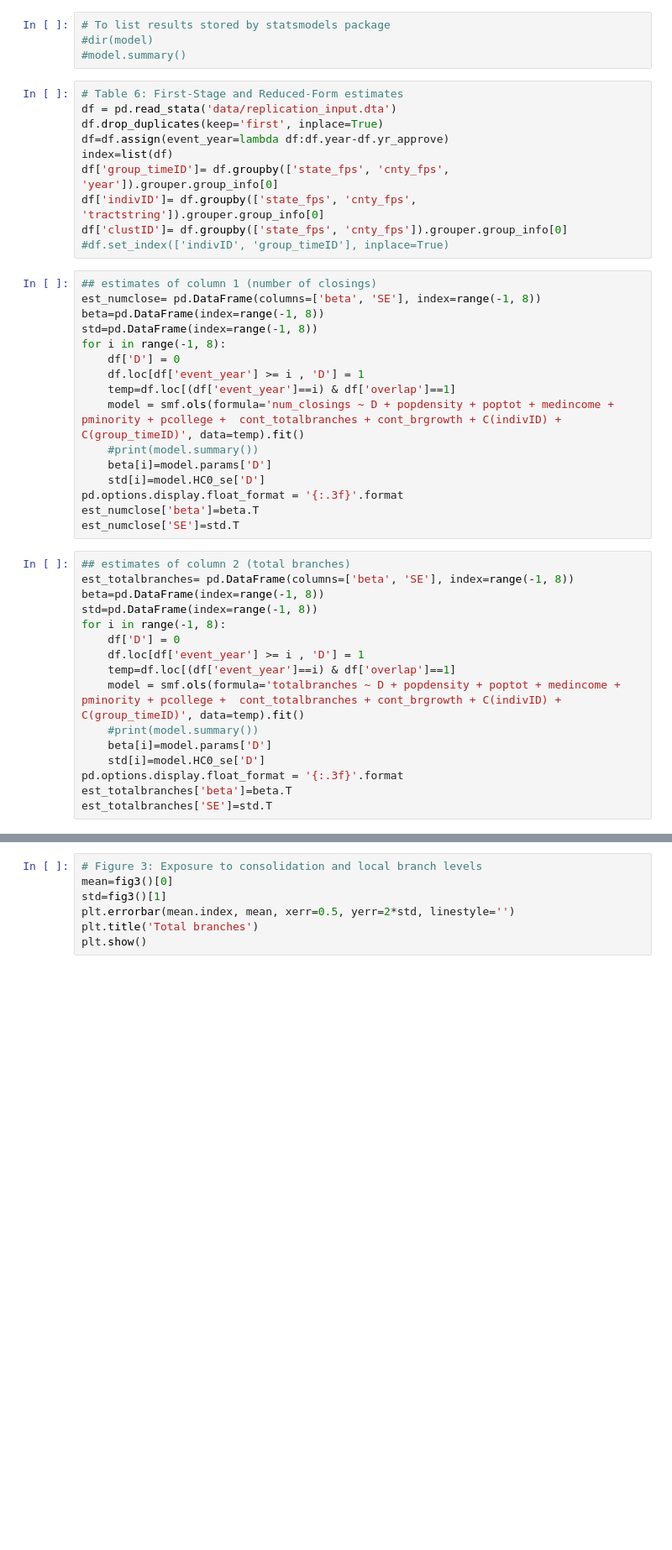
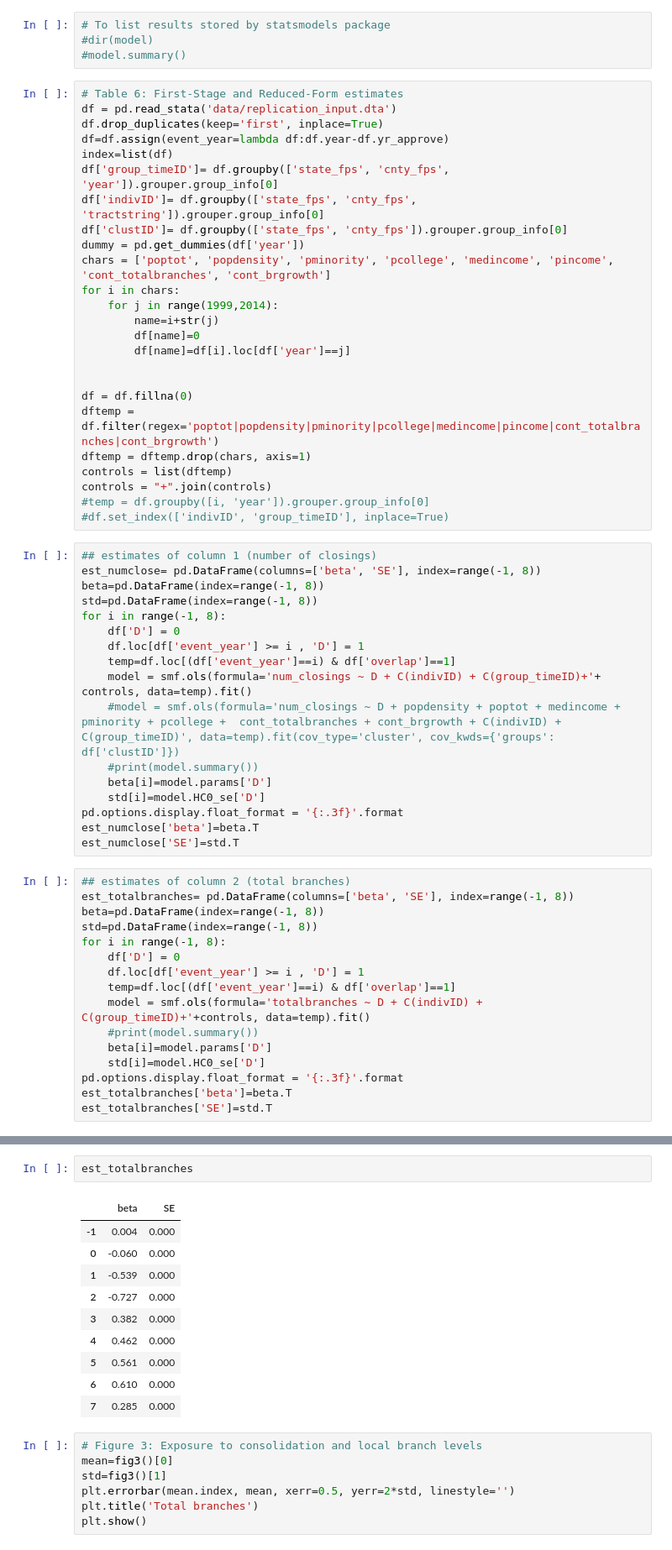
Before and after one commit to fbalensiefer/Python_SimulationStudy, a Jupyter notebook: fbalensiefer.ipynb, the cells around one changed output, grey strips where cells are left out. Shown at 84% size. Saved outputs shown, nothing was run; the diff lists cells and outputs as text; blank space fills up the shorter version.

Commit message:
create baseline controls interacted with year dummies

```diff
--- a/fbalensiefer.ipynb
+++ b/fbalensiefer.ipynb
@@ -206,6 +201,21 @@ index=list(df)
 df['group_timeID']= df.groupby(['state_fps', 'cnty_fps', 'year']).grouper.group_info[0]
 df['indivID']= df.groupby(['state_fps', 'cnty_fps', 'tractstring']).grouper.group_info[0]
 df['clustID']= df.groupby(['state_fps', 'cnty_fps']).grouper.group_info[0]
+dummy = pd.get_dummies(df['year'])
+chars = ['poptot', 'popdensity', 'pminority', 'pcollege', 'medincome', 'pincome', 'cont_totalbranches', 'cont_brgrowth']
+for i in chars:
+    for j in range(1999,2014):
+        name=i+str(j)
+        df[name]=0
+        df[name]=df[i].loc[df['year']==j]
+
+
+df = df.fillna(0)
+dftemp = df.filter(regex='poptot|popdensity|pminority|pcollege|medincome|pincome|cont_totalbranches|cont_brgrowth')
+dftemp = dftemp.drop(chars, axis=1)
+controls = list(dftemp)
+controls = "+".join(controls)
+#temp = df.groupby([i, 'year']).grouper.group_info[0]
 #df.set_index(['indivID', 'group_timeID'], inplace=True)
 # %%
 ## estimates of column 1 (number of closings)
@@ -216,7 +226,8 @@ for i in range(-1, 8):
     df['D'] = 0
     df.loc[df['event_year'] >= i , 'D'] = 1
     temp=df.loc[(df['event_year']==i) & df['overlap']==1]
-    model = smf.ols(formula='num_closings ~ D + popdensity + poptot + medincome + pminority + pcollege +  cont_totalbranches + cont_brgrowth + C(indivID) + C(group_timeID)', data=temp).fit()
+    model = smf.ols(formula='num_closings ~ D + C(indivID) + C(group_timeID)+'+ controls, data=temp).fit()
+    #model = smf.ols(formula='num_closings ~ D + popdensity + poptot + medincome + pminority + pcollege +  cont_totalbranches + cont_brgrowth + C(indivID) + C(group_timeID)', data=temp).fit(cov_type='cluster', cov_kwds={'groups': df['clustID']})
     #print(model.summary())
     beta[i]=model.params['D']
     std[i]=model.HC0_se['D']
@@ -232,7 +243,7 @@ for i in range(-1, 8):
     df['D'] = 0
     df.loc[df['event_year'] >= i , 'D'] = 1
     temp=df.loc[(df['event_year']==i) & df['overlap']==1]
-    model = smf.ols(formula='totalbranches ~ D + popdensity + poptot + medincome + pminority + pcollege +  cont_totalbranches + cont_brgrowth + C(indivID) + C(group_timeID)', data=temp).fit()
+    model = smf.ols(formula='totalbranches ~ D + C(indivID) + C(group_timeID)+'+controls, data=temp).fit()
     #print(model.summary())
     beta[i]=model.params['D']
     std[i]=model.HC0_se['D']
@@ -306,6 +317,19 @@ estimated effect:
     5         0.000           0.000       0.000            0.000
     6         0.000           0.000       0.000            0.000
    >6         0.000           0.000       0.000            0.000
+# %%
+est_totalbranches
+# %% [output]
+|  | beta | SE |
+| -1 | 0.004 | 0.000 |
+| 0 | -0.060 | 0.000 |
+| 1 | -0.539 | 0.000 |
+| 2 | -0.727 | 0.000 |
+| 3 | 0.382 | 0.000 |
+| 4 | 0.462 | 0.000 |
+| 5 | 0.561 | 0.000 |
+| 6 | 0.610 | 0.000 |
+| 7 | 0.285 | 0.000 |
 # %%
 # Figure 3: Exposure to consolidation and local branch levels
 mean=fig3()[0]
```
Also changed, not shown: parts of 6 cells of this notebook, 1 other file.
